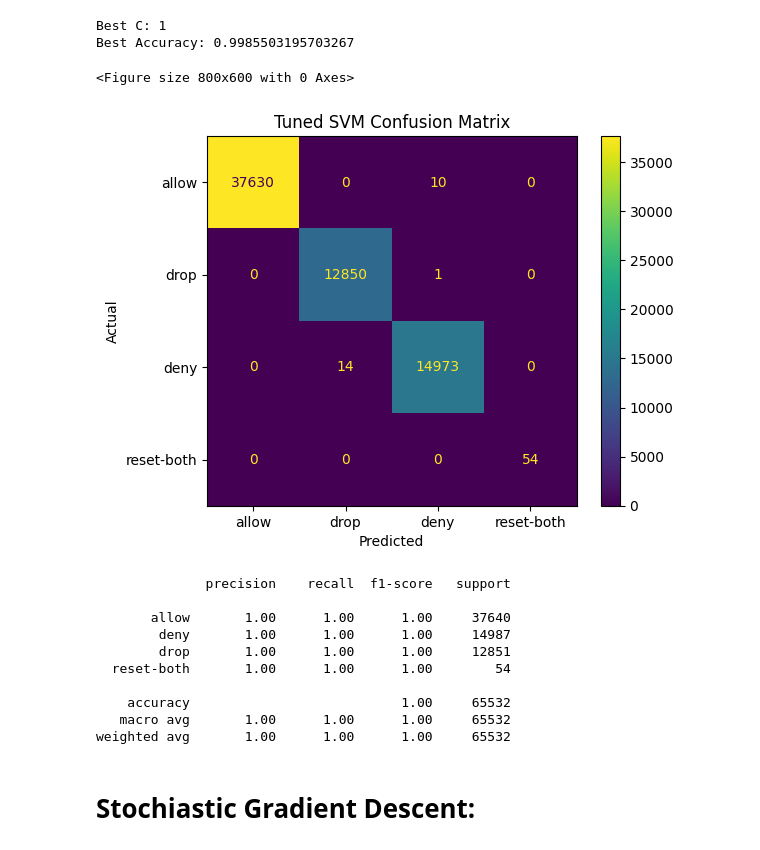
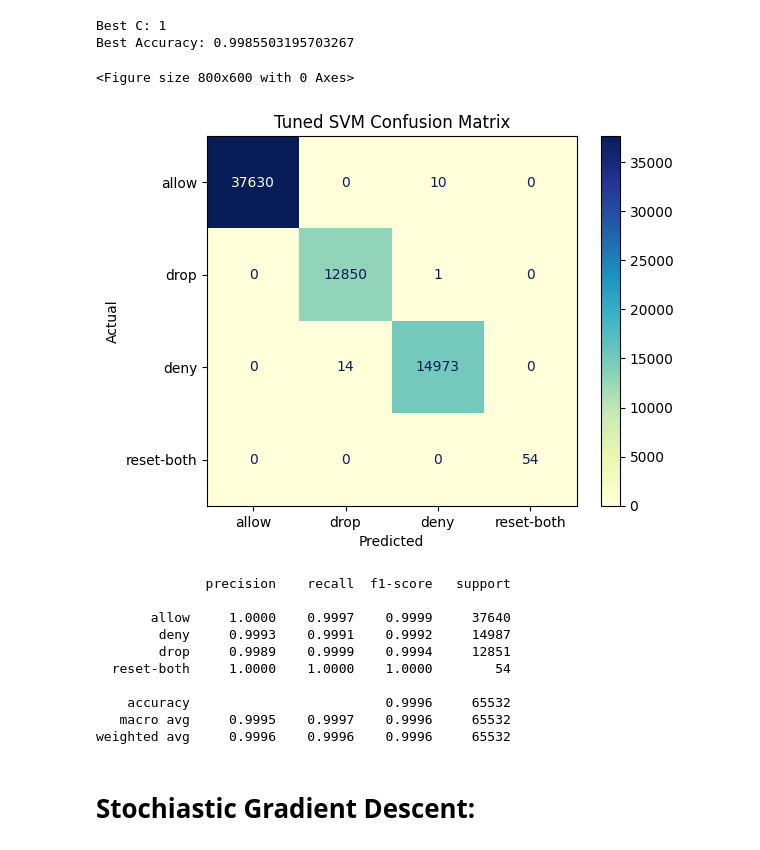
Before and after one commit to Vochannguyen/DS7331, a Jupyter notebook: Case Study 5/Abhay/scratch.ipynb, the cells around one changed output. Cells and saved outputs as stored; diff of their text form; code cells hidden in the pictures.

```diff
--- a/Case Study 5/Abhay/scratch.ipynb
+++ b/Case Study 5/Abhay/scratch.ipynb
@@ -153,34 +153,34 @@ preds = model.predict(encoded)
 # %%
 from sklearn.metrics import confusion_matrix, classification_report, ConfusionMatrixDisplay
 import seaborn as sns
 import matplotlib.pyplot as plt
 
 labels = data['Action'].unique().tolist()
 #matrix = confusion_matrix(y_test, preds, labels = labels)
 plt.figure(figsize=(8, 6))
 #sns.heatmap(matrix, annot=True, fmt="d")
 
-ConfusionMatrixDisplay.from_predictions(data['Action'], preds, labels = labels)
+ConfusionMatrixDisplay.from_predictions(data['Action'], preds, labels = labels, cmap='YlGnBu')
 
 plt.xlabel("Predicted")
 plt.ylabel("Actual")
 plt.title("Tuned SVM Confusion Matrix")
 plt.show()
 
 print(classification_report(data['Action'], preds, digits = 4))
 # %% [output]
 <Figure size 800x600 with 0 Axes>
-[figure, old version]
+[figure, new version]
               precision    recall  f1-score   support
 
-       allow       1.00      1.00      1.00     37640
-        deny       1.00      1.00      1.00     14987
-        drop       1.00      1.00      1.00     12851
-  reset-both       1.00      1.00      1.00        54
+       allow     1.0000    0.9997    0.9999     37640
+        deny     0.9993    0.9991    0.9992     14987
+        drop     0.9989    0.9999    0.9994     12851
+  reset-both     1.0000    1.0000    1.0000        54
 
-    accuracy                           1.00     65532
-   macro avg       1.00      1.00      1.00     65532
-weighted avg       1.00      1.00      1.00     65532
+    accuracy                         0.9996     65532
+   macro avg     0.9995    0.9997    0.9996     65532
+weighted avg     0.9996    0.9996    0.9996     65532
 # %% [markdown]
 # Stochiastic Gradient Descent:
 # %%
```
